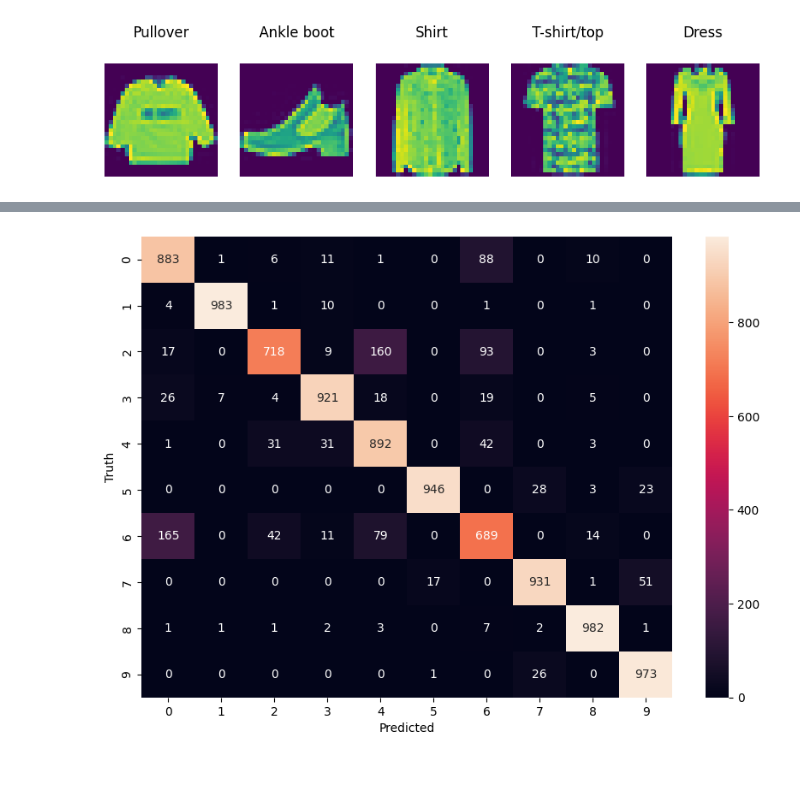
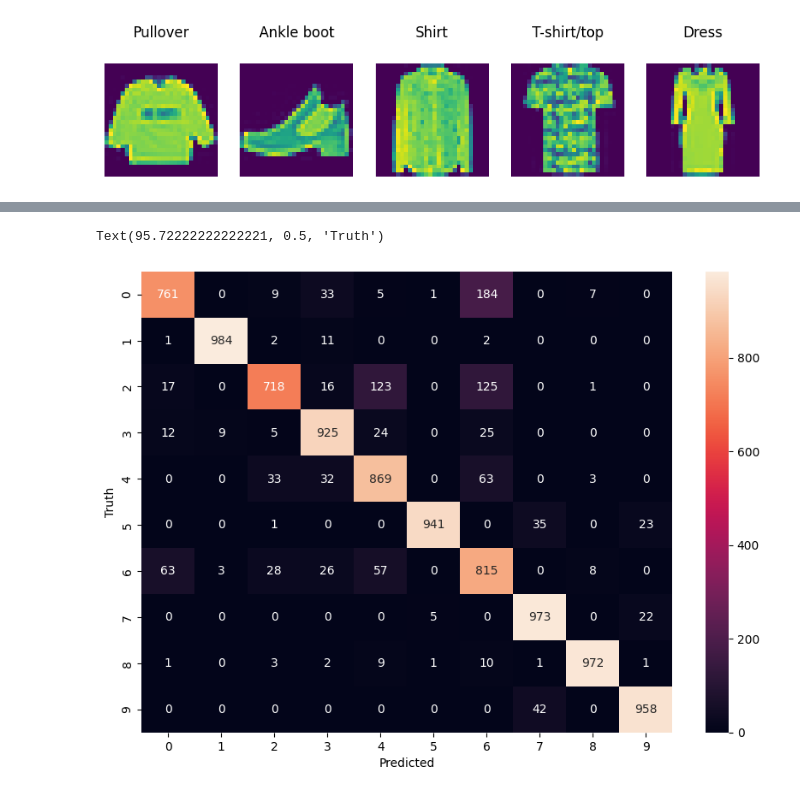
Before and after one commit to Act-Martin-Segovia/ANN---Classification, a Jupyter notebook: Fashion_MINST_Classification.ipynb, the cells around one changed output, grey strips where cells are left out. Cells and saved outputs as stored; diff of their text form; code cells hidden in the pictures.

```diff
--- a/Fashion_MINST_Classification.ipynb
+++ b/Fashion_MINST_Classification.ipynb
@@ -13,8 +13,8 @@ from sklearn.model_selection import train_test_split
 # %% [markdown]
 ## **Importing the data**
 # %%
-train_data = pd.read_csv('fashion-mnist_train.csv')
-test_data = pd.read_csv('fashion-mnist_test.csv')
+train_data = pd.read_csv('./data/fashion-mnist_train.csv')
+test_data = pd.read_csv('./data/fashion-mnist_test.csv')
 
 print(f'Train Dataset shape: {train_data.shape}')
 print(f'Test Dataset shape: {test_data.shape}')
@@ -78,21 +78,16 @@ plt.show()
 # %%
 
-model = keras.Sequential([
+model_1 = keras.Sequential([
   keras.layers.Dense(256, input_shape=(784,), activation='relu'),
-  keras.layers.Dropout(0.2),
-  #keras.layers.Dense(256, activation='relu'),
   keras.layers.Dense(128, activation='relu'),
-  keras.layers.Dropout(0.2),
-  keras.layers.Dense(64, activation='relu'),
-  keras.layers.Dropout(0.2),
   keras.layers.Dense(10, activation='softmax')
 ])
 
-model.compile(
+model_1.compile(
     optimizer=keras.optimizers.Adam(learning_rate=0.001),
     loss='sparse_categorical_crossentropy',
     metrics=['accuracy']
 )
 
-training_history = model.fit(X_train, y_train, epochs=20, batch_size = 32, validation_split=0.1)
+training_history = model_1.fit(X_train, y_train, epochs=50, batch_size = 32, validation_split=0.1)
 # %% [output]
@@ -160,5 +147,11 @@ y_predicted_labels[:5]
 # %%
-cm = tf.math.confusion_matrix(labels=y_test,predictions=y_predicted_labels)
+# Make predictions
+y_predicted = model_1.predict(X_test)
+
+# Convert predicted probabilities to labels
+y_predicted_labels = [np.argmax(i) for i in y_predicted]
+
+cm = tf.math.confusion_matrix(labels=y_test, predictions=y_predicted_labels)
 
 plt.figure(figsize = (10,7))
 sn.heatmap(cm, annot=True, fmt='d')
@@ -169 +162,2 @@ Text(95.72222222222221, 0.5, 'Truth')
+Text(95.72222222222221, 0.5, 'Truth')
-[figure, old version]
+[figure, new version]
```
Also changed, not shown: parts of 27 cells of this notebook, 1 other file.
